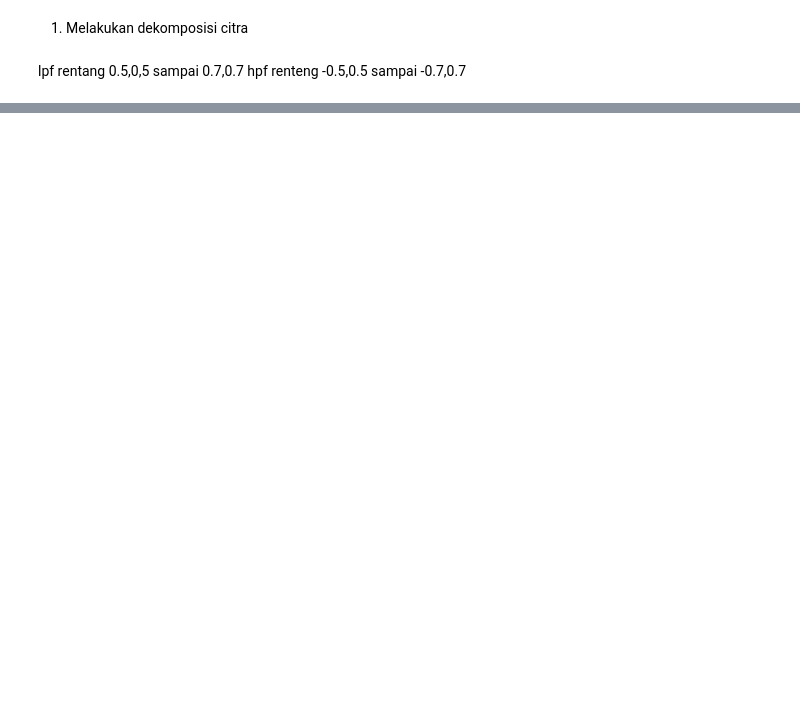
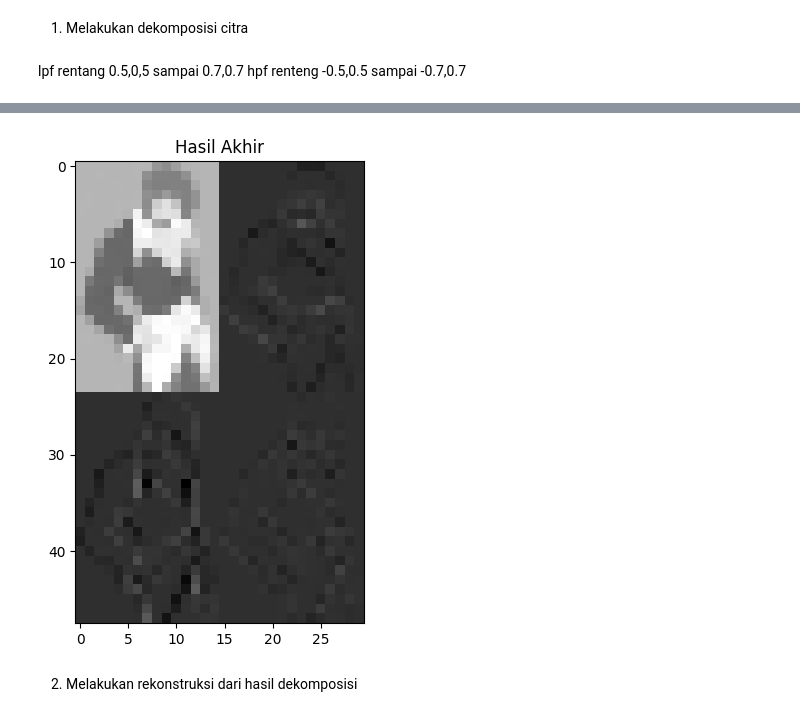
Before and after one commit to Digital-Image-Processing-2024/modul-3-jurnal-darafinaselen, a Jupyter notebook: Modul4.ipynb, the cells around one changed output, grey strips where cells are left out. Cells and saved outputs as stored; diff of their text form; code cells hidden in the pictures; blank space fills up the shorter version.

```diff
--- a/Modul4.ipynb
+++ b/Modul4.ipynb
@@ -69,0 +148,17 @@ def konvolusiBaris(gambar, kernel):
+# %%
+# Menyesuaikan ukuran gambar hasil dekomposisi pada level yang lebih tinggi agar sesuai dengan ukuran gambar pada level 5
+lvl3_resized = cv2.resize(lvl3, (lvl5.shape[1], lvl5.shape[0]))
+lvl4_resized = cv2.resize(lvl4, (lvl5.shape[1], lvl5.shape[0]))
+
+# Menambahkan hasil dari masing-masing level secara bertahap
+final_result = lvl5 + lvl4_resized + lvl3_resized
+
+# Menampilkan hasil akhir
+plt.figure(figsize=(8, 6))
+plt.imshow(final_result, cmap='gray')
+plt.title('Hasil Akhir')
+plt.show()
+# %% [output]
+[figure, added]
+# %% [markdown]
+2. Melakukan rekonstruksi dari hasil dekomposisi
```
Also changed, not shown: parts of 22 cells of this notebook, 1 other file.
